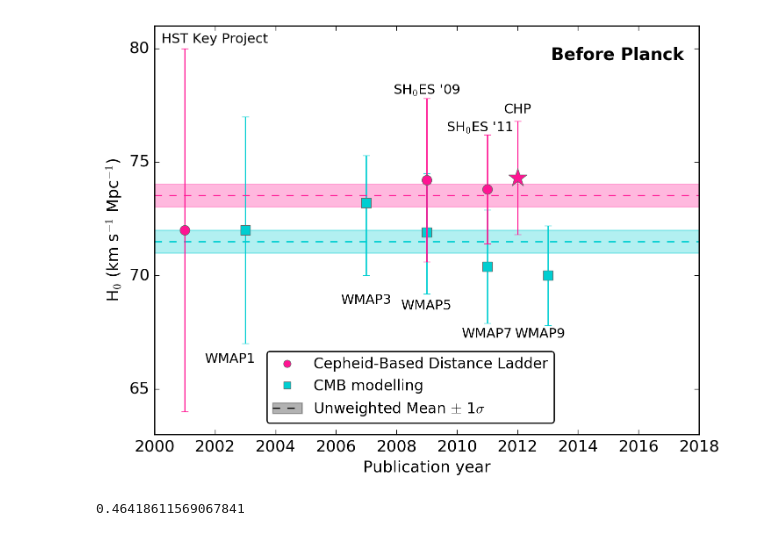
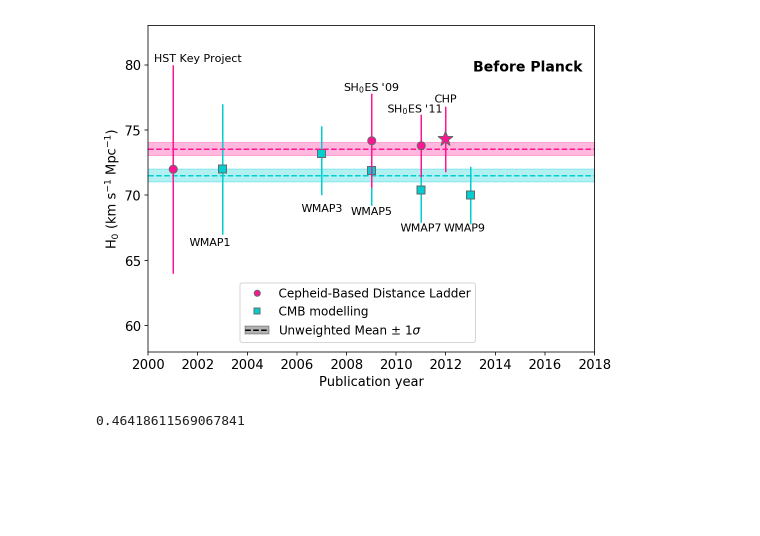
Before and after one commit to vickyscowcroft/ipython_notebooks, a Jupyter notebook: remake_beaton_h0/RemakeBeatonH0Plot.ipynb, the cells around one changed output. Cells and saved outputs as stored; diff of their text form; code cells hidden in the pictures; blank space fills up the shorter version.

```diff
--- a/remake_beaton_h0/RemakeBeatonH0Plot.ipynb
+++ b/remake_beaton_h0/RemakeBeatonH0Plot.ipynb
@@ -14,7 +14,7 @@ font = {'size'   : 13}
 
 matplotlib.rc('font', **font)
 # %%
-ho_df = pd.read_csv('b16_table1.csv', names=('Program', 'Type', 'SubProgram', 'H0', 'eH0up', 'eH0down', 'Reference'))
+ho_df = pd.read_csv('h0_table.csv', names=('Program', 'Type', 'SubProgram', 'H0', 'eH0up', 'eH0down', 'Reference'))
 # %%
 ho_df
 # %% [output]
@@ -184,7 +199,7 @@ axp1.plot(pre_planck.year[pre_planck.Program=='CHP'], pre_planck.H0[pre_planck.P
 
 
 
-myaxis=[2000,2018,63,81]
+myaxis=[2000,2018,58,83]
 axp1.axis(myaxis)
 
 x = np.arange(2000,2019,1)
@@ -197,35 +212,35 @@ axp1.fill_between(x, 73.53-0.5, 73.53+0.5, color='DeepPink', alpha=0.3)
 
 mp.xlabel('Publication year')
 mp.ylabel('H$_{0}$ (km s$^{-1}$ Mpc$^{-1}$)')
 
 exline = axp1.axhline(50.0, ls='--', color='black')
 exfill = axp1.axhspan(49.8, 50.2, 2000, 2017, color='black', alpha=0.3)
 
 cmb = mlines.Line2D([], [], mfc='DarkTurquoise', mec='DimGray',marker='s', ls='None', label='CMB modelling')
 cep = mlines.Line2D([], [], mfc='DeepPink', mec='DimGray', marker='o', ls='None', label='Cepheid')
 
 
 axp1.annotate('CHP', xy=(2012, 77.15), xycoords='data', ha='center', fontsize=11)
 
 axp1.annotate('SH$_0$ES \'09', xy=(2009, 78), xycoords='data', ha='center', fontsize=11)
 axp1.annotate('SH$_0$ES \'11', xy=(2010.75, 76.35), xycoords='data', ha='center', fontsize=11)
 
 axp1.annotate('HST Key Project', xy=(2002, 80.25), xycoords='data', ha='center', fontsize=11)
 axp1.annotate('WMAP1', xy=(2002.5, 66.15), xycoords='data', ha='center', fontsize=11)
 axp1.annotate('WMAP3', xy=(2007, 68.75), xycoords='data', ha='center', fontsize=11)
 axp1.annotate('WMAP5', xy=(2009, 68.5), xycoords='data', ha='center', fontsize=11)
 axp1.annotate('WMAP7', xy=(2011, 67.25), xycoords='data', ha='center', fontsize=11)
 axp1.annotate('WMAP9', xy=(2012.75, 67.25), xycoords='data', ha='center', fontsize=11)
 
 axp1.annotate('Before Planck', xy=(2015.3, 79.5), xycoords='data', ha='center', fontsize=14, fontweight='bold')
 
 
 axp1.legend(handles=[cep, cmb, (exfill, exline)], labels=['Cepheid-Based Distance Ladder', 'CMB modelling', 'Unweighted Mean $\\pm$ 1$\\sigma$', ], numpoints=1, fancybox=True, fontsize=12, loc=8, bbox_to_anchor=(0.47, 0.01,))
 
 
-mp.savefig('ho_beaton16_remake_preplanck.pdf', transparent=True, bbox_inches='tight')
+mp.savefig('ho_beaton16_remake_preplanck_rescaled.pdf', transparent=True, bbox_inches='tight')
 # %% [output]
-[figure, old version]
+[figure, new version]
 # %%
 np.std(pre_planck.H0[(pre_planck.Type=='Cepheid')]) / np.sqrt(4.)
 # %% [output]
```
Also changed, not shown: parts of 6 cells of this notebook, 8 other files.
